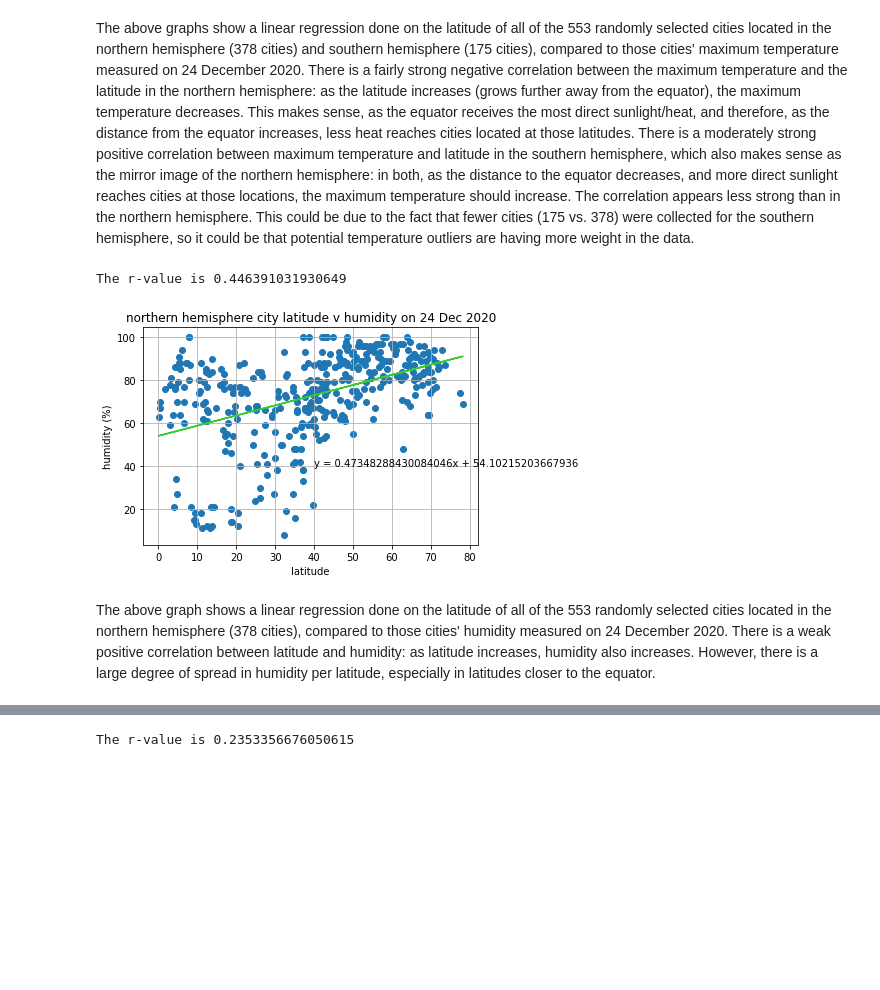
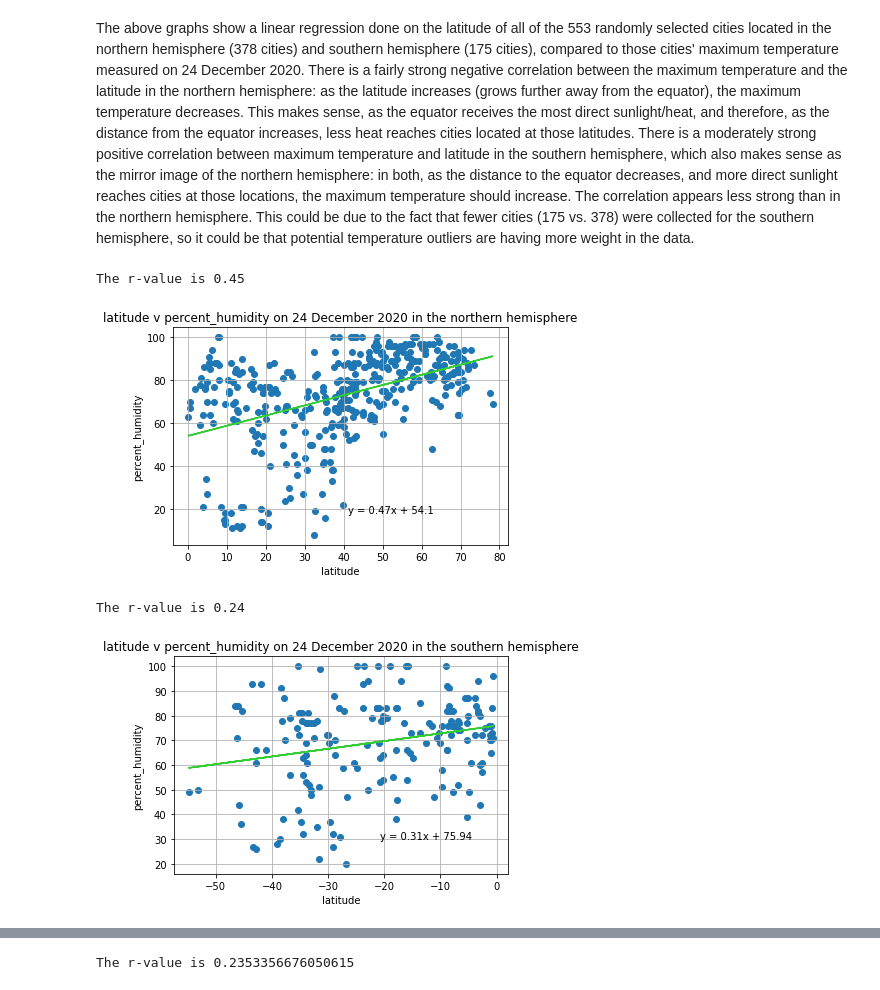
Before and after one commit to sarahDH615/python-api-challenge, a Jupyter notebook: weatherpy/weatherpy.ipynb, the cells around one changed output, grey strips where cells are left out. Cells and saved outputs as stored; diff of their text form; code cells hidden in the pictures; blank space fills up the shorter version.

Commit message:
more application of function to graphs

```diff
--- a/weatherpy/weatherpy.ipynb
+++ b/weatherpy/weatherpy.ipynb
@@ -307,25 +307,15 @@ The r-value is 0.62
 [figure]
 # %% [markdown]
 The above graphs show a linear regression done on the latitude of all of the 553 randomly selected cities located in the northern hemisphere (378 cities) and southern hemisphere (175 cities), compared to those cities' maximum temperature measured on 24 December 2020. There is a fairly strong negative correlation between the maximum temperature and the latitude in the northern hemisphere: as the latitude increases (grows further away from the equator), the maximum temperature decreases. This makes sense, as the equator receives the most direct sunlight/heat, and therefore, as the distance from the equator increases, less heat reaches cities located at those latitudes. There is a moderately strong positive correlation between maximum temperature and latitude in the southern hemisphere, which also makes sense as the mirror image of the northern hemisphere: in both, as the distance to the equator decreases, and more direct sunlight reaches cities at those locations, the maximum temperature should increase. The correlation appears less strong than in the northern hemisphere. This could be due to the fact that fewer cities (175 vs. 378) were collected for the southern hemisphere, so it could be that potential temperature outliers are having more weight in the data.
-# %%
-#scatter for northern hemisphere hum v. lat
-x_axis2a = northern_hemi_data_df['lat']
-y_axis2a = northern_hemi_data_df['humidity']
-(slope, intercept, rval, pval, stderr) = linregress(x_axis2a, y_axis2a)
-print(f'The r-value is {rval}')
-show_eq = f'y = {slope}x + {intercept}'
-y_linreg2a = (slope * x_axis2a) + intercept
-plt.title('northern hemisphere city latitude v humidity on 24 Dec 2020')
-plt.xlabel('latitude')
-plt.ylabel('humidity (%)')
-plt.grid()
-plt.scatter(x_axis2a, y_axis2a)
-plt.plot(x_axis2a, y_linreg2a, color='limegreen')
-plt.annotate(show_eq, (40, 40))
-plt.savefig('outputs/humLatNorth.png', bbox_inches='tight')
-plt.show()
-# %% [output]
-The r-value is 0.446391031930649
-[figure, removed]
-# %% [markdown]
-The above graph shows a linear regression done on the latitude of all of the 553 randomly selected cities located in the northern hemisphere (378 cities), compared to those cities' humidity measured on 24 December 2020. There is a weak positive correlation between latitude and humidity: as latitude increases, humidity also increases. However, there is a large degree of spread in humidity per latitude, especially in latitudes closer to the equator.
+# %%
+#scatter for northern hemisphere hum v. lat
+scatter_linreg(northern_hemi_data_df['lat'], northern_hemi_data_df['humidity'], 'latitude', 'percent_humidity', '24 December 2020', 'northern')
+# %% [output]
+The r-value is 0.45
+[figure, added]
+# %%
+#scatter for southern hemisphere hum v. lat
+scatter_linreg(southern_hemi_data_df['lat'], southern_hemi_data_df['humidity'], 'latitude', 'percent_humidity', '24 December 2020', 'southern')
+# %% [output]
+The r-value is 0.24
+[figure, added]
```
Also changed, not shown: parts of 1 cell of this notebook.
